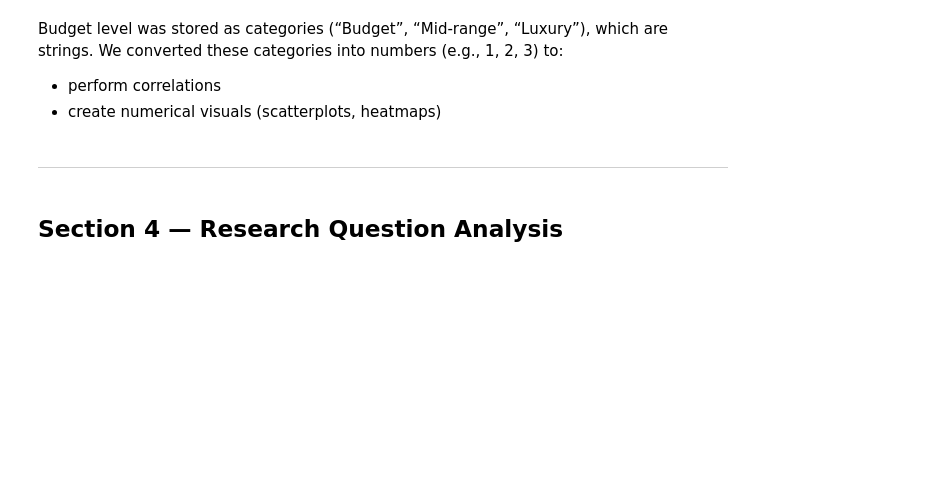
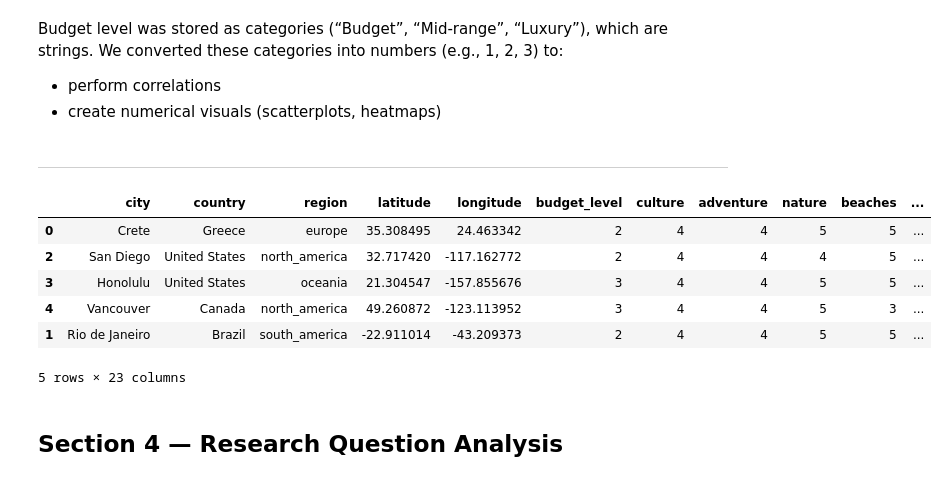
Before and after one commit to renewedspirit/Worldwide_Travel_Analysis, a Jupyter notebook: jupyter_notebooks/wtc_analysis.ipynb, the cells around one changed output. Drawn from its saved outputs; the diff is of its cells as text; code cells hidden in the pictures; blank space fills up the shorter version.

```diff
--- a/jupyter_notebooks/wtc_analysis.ipynb
+++ b/jupyter_notebooks/wtc_analysis.ipynb
@@ -286,6 +283,17 @@ Budget level was stored as categories (“Budget”, “Mid-range”, “Luxury
 - create numerical visuals (scatterplots, heatmaps)
 # %% [markdown]
 ---
+# %%
+df = df.sort_values(by="city_rating", ascending=False)
+display(df.head())
+# %% [output]
+|  | city | country | region | latitude | longitude | budget_level | culture | adventure | nature | beaches | ... |
+| 0 | Crete | Greece | europe | 35.308495 | 24.463342 | 2 | 4 | 4 | 5 | 5 | ... |
+| 2 | San Diego | United States | north_america | 32.717420 | -117.162772 | 2 | 4 | 4 | 4 | 5 | ... |
+| 3 | Honolulu | United States | oceania | 21.304547 | -157.855676 | 3 | 4 | 4 | 5 | 5 | ... |
+| 4 | Vancouver | Canada | north_america | 49.260872 | -123.113952 | 3 | 4 | 4 | 5 | 3 | ... |
+| 1 | Rio de Janeiro | Brazil | south_america | -22.911014 | -43.209373 | 2 | 4 | 4 | 5 | 5 | ... |
+5 rows × 23 columns
 # %% [markdown]
 ## Section 4 — Research Question Analysis
 # %% [markdown]
```
Also changed, not shown: parts of 1 cell of this notebook, 1 other file.
